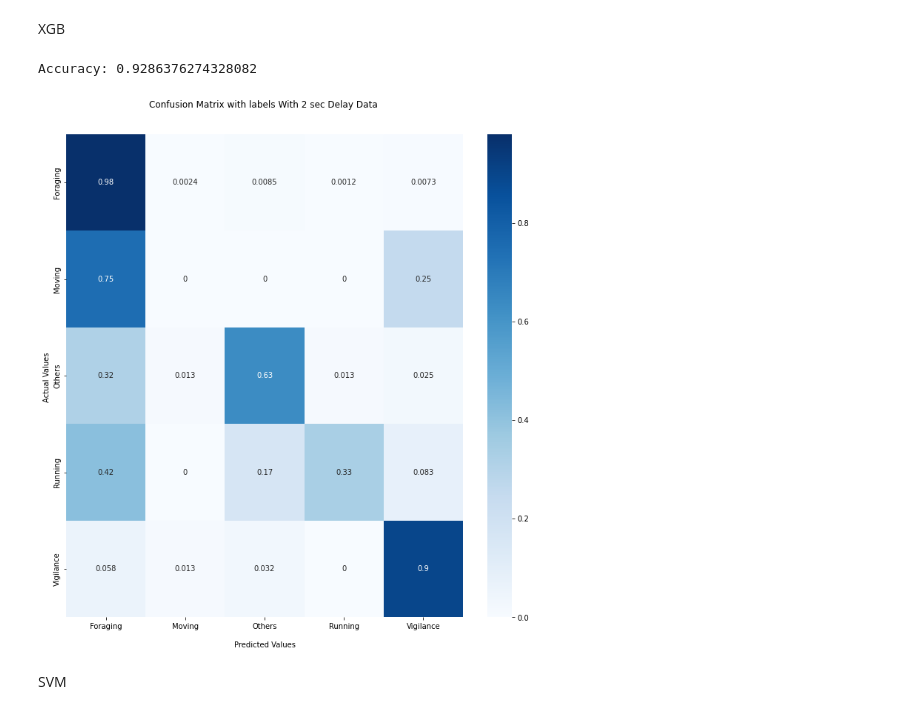
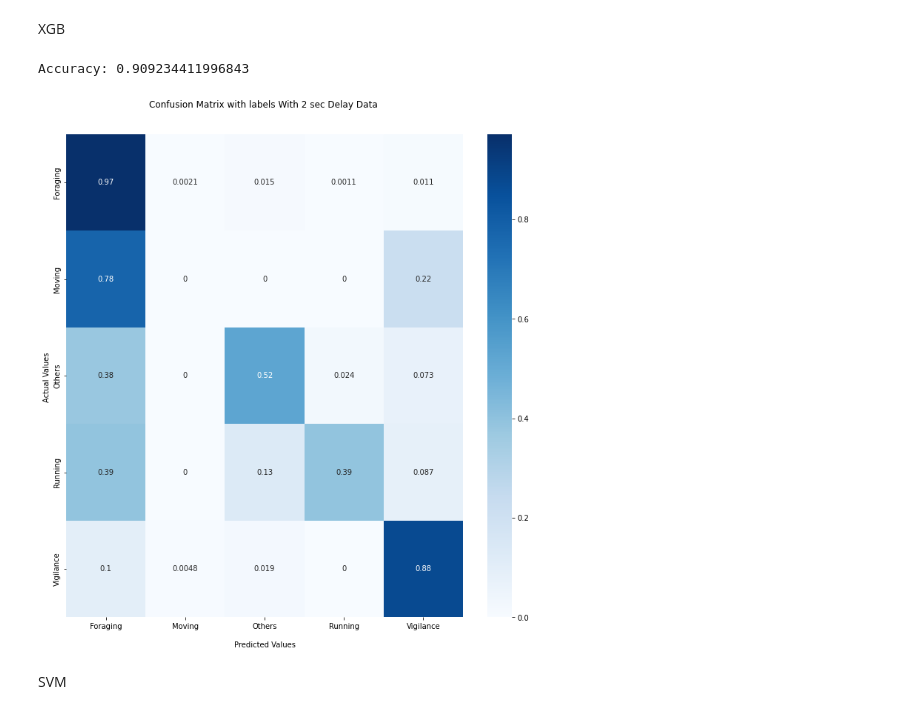
Before and after one commit to amlan-nayak/meerkat-box, a Jupyter notebook: Model_training.ipynb, the cells around one changed output. Cells and saved outputs as stored; diff of their text form; code cells hidden in the pictures.

```diff
--- a/Model_training.ipynb
+++ b/Model_training.ipynb
@@ -16,7 +16,7 @@ df = pd.read_csv(data_file, index_col=0)
 df = df.reset_index(drop=True)
 
 df = df[df.Behavior != 'No observation']
-df = df[df.VeDBA > 1e-5]
+df = df[df.VeDBA > 1e-7]
 df.VeDBA  = np.log(df.VeDBA)
 df = df.rename(columns={'VeDBA': 'Log VeDBA'})
 
@@ -68,9 +68,6 @@ df.loc[df['Behavior'] == 'Sitting vigilance','Behavior'] = 'Vigilance'
 df.loc[df['Behavior'] == 'Bipedal vigilance','Behavior'] = 'Vigilance'
 df.loc[df['Behavior'] == 'Haunch quadrupedal vigilance','Behavior'] = 'Vigilance'
 df.loc[df['Behavior'] == 'Standing quadrupedal vigilance','Behavior'] = 'Vigilance'
-
-df.loc[df['Behavior'] == 'Walking','Behavior'] = 'Moving'
-
 
 df.loc[df['Behavior'] == 'Scrabbling','Behavior'] = 'Foraging' #Change
 
@@ -106,0 +104,7 @@ Moving Log VeDBA Var:  1.0283063721645664
+# %%
+df['shift'] = df['Behavior'].shift(-1)
+a = df.loc[:,['Behavior','shift']]
+df.drop(['shift'],axis=1,inplace=True)
+a = a[a['Behavior']!=a['shift']]
+a['count'] = 1
+print(a.groupby(['Behavior','shift']).count().unstack().fillna(0))
@@ -107,3 +120,5 @@ Moving Log VeDBA Var:  1.0283063721645664
+# %%
+df.loc[df['Behavior'] == 'Walking','Behavior'] = 'Foraging'
 # %%
 import seaborn as sns
 
@@ -332,36 +265,37 @@ XGB
 # %%
 from sklearn.ensemble import GradientBoostingClassifier
 
-x=X.iloc[:,4:]  # Features
+x=df.iloc[:,4:]  # Features
 #x=df.iloc[:,4:]  # Features
 
 
 
 
-y=X['Behavior']  # Labels
+y=df['Behavior']  # Labels
 
 X_train, X_test, y_train, y_test = train_test_split(x,y, test_size=0.2,random_state=42)
 
-clf = GradientBoostingClassifier(n_estimators=100).fit(X_train, y_train)
+clf = GradientBoostingClassifier(n_estimators=100)
+clf.fit(X_train, y_train)
 y_pred=clf.predict(X_test)
 
 print("Accuracy:",accuracy_score(y_test, y_pred))
 
 plt.figure(figsize=(12,12))
 cf_matrix = confusion_matrix(y_test, y_pred,normalize='true')
 ax = sns.heatmap(cf_matrix, annot=True, cmap='Blues')
 
 ax.set_title('Confusion Matrix with labels With 2 sec Delay Data \n\n');
 ax.set_xlabel('\nPredicted Values')
 ax.set_ylabel('Actual Values ');
 
 ## Ticket labels - List must be in alphabetical order
 ax.xaxis.set_ticklabels(sorted(y.unique()))
 ax.yaxis.set_ticklabels(sorted(y.unique()))
 plt.show()
 # %% [output]
-Accuracy: 0.9286376274328082
+Accuracy: 0.909234411996843
-[figure, old version]
+[figure, new version]
 # %% [markdown]
 SVM
 # %%
```
Also changed, not shown: parts of 21 cells of this notebook, 13 other files.
